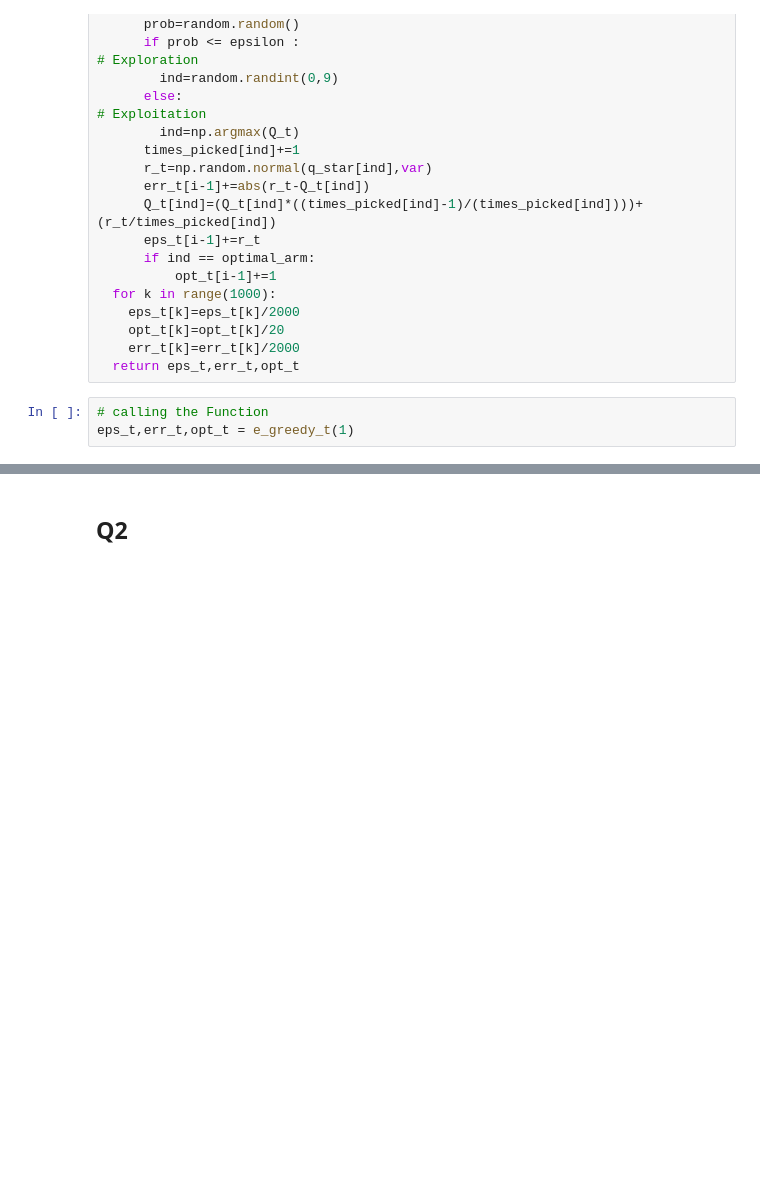
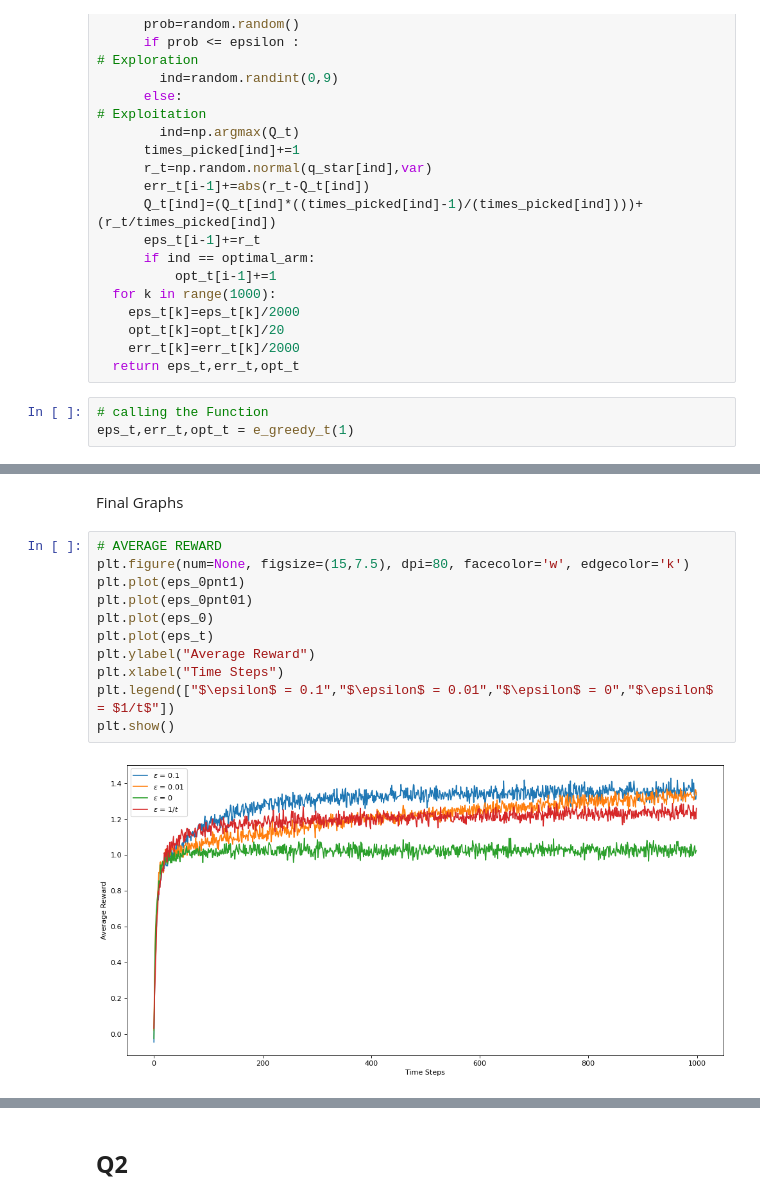
Before and after one commit to adityaras/Reinforcement-Learning-CSE564-M2020, a Jupyter notebook: HW1/RL_HW1.ipynb, the cells around one changed output, grey strips where cells are left out. Drawn from its saved outputs; the diff is of its cells as text; blank space fills up the shorter version.

```diff
--- a/HW1/RL_HW1.ipynb
+++ b/HW1/RL_HW1.ipynb
@@ -145,0 +147,15 @@ plt.show()
+# %% [markdown]
+Final Graphs
+# %%
+# AVERAGE REWARD
+plt.figure(num=None, figsize=(15,7.5), dpi=80, facecolor='w', edgecolor='k')
+plt.plot(eps_0pnt1)
+plt.plot(eps_0pnt01)
+plt.plot(eps_0)
+plt.plot(eps_t)
+plt.ylabel("Average Reward")
+plt.xlabel("Time Steps")
+plt.legend(["$\epsilon$ = 0.1","$\epsilon$ = 0.01","$\epsilon$ = 0","$\epsilon$ = $1/t$"])
+plt.show()
+# %% [output]
+[figure, added]
```
Also changed, not shown: parts of 20 cells of this notebook.
